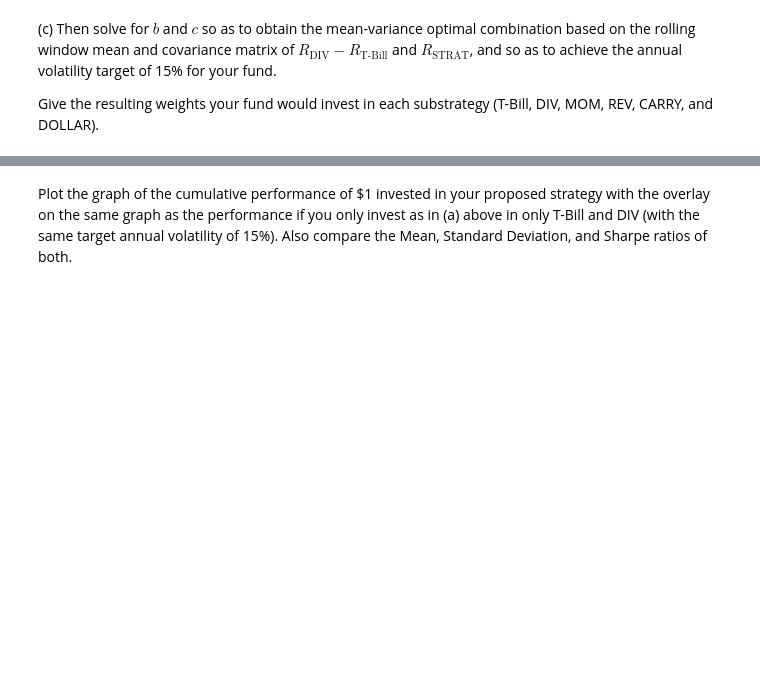
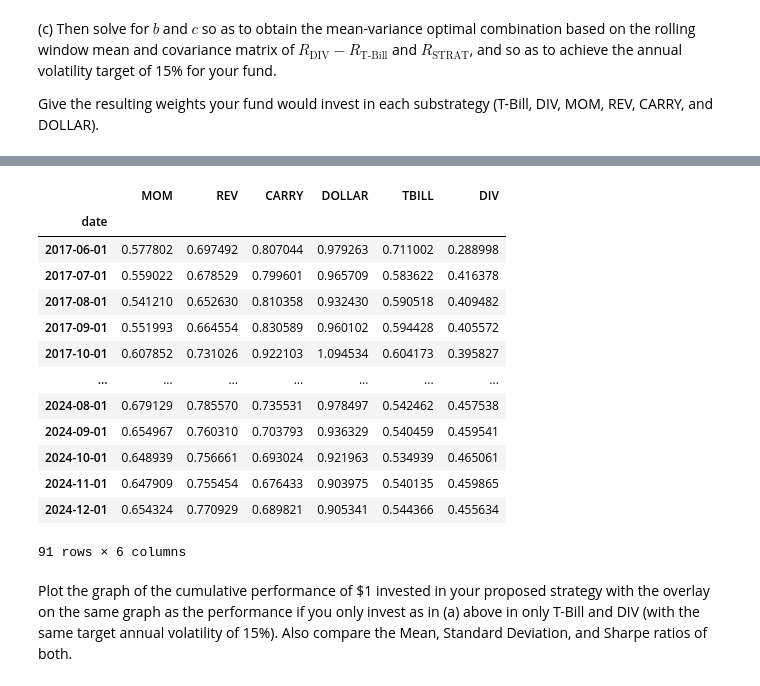
Before and after one commit to matthias-wyss/Investments-project, a Jupyter notebook: notebook.ipynb, the cells around one changed output, grey strips where cells are left out. Drawn from its saved outputs; the diff is of its cells as text; code cells hidden in the pictures; blank space fills up the shorter version.

```diff
--- a/notebook.ipynb
+++ b/notebook.ipynb
@@ -1387,3 +1412,17 @@ where $R_{\text{STRAT}}$ is the return to a strategy that combines MOM, REV, CAR
 (b) Use risk-parity based on a rolling window estimate of the strategy returns volatilities to combine the four strategies, MOM, REV, CARRY, and DOLLAR, to generate $R_{\text{STRAT}}$.
 # %%
 # Q8b
+# import MOM, REV, CARRY, DOLLAR, and risk-free
+mom_ret_df = mom_df["MOM"]
+rev_ret_df =rev_df["REV"]
+carry_ret_df = carry_df["CARRY"]
+dollar_ret_df = dollar_df["DOLLAR"]
+risk_free = df_tbills
+
+# Merge them in 1 dataframe
+returns_df = pd.concat([mom_ret_df,rev_ret_df, carry_ret_df, dollar_ret_df],axis=1)
+
+# Re-create a dataframe with the values of R_fund with DIV only
+to_align = div_return.index.intersection(risk_free.index)
+div_strategy = div_return.loc[to_align].mul(a).values + risk_free.loc[to_align].mul(1-a).values
+df_div_final = pd.DataFrame(div_strategy, columns=["DIV Only"], index=to_align)
@@ -1396,3 +1527,28 @@ Give the resulting weights your fund would invest in each substrategy (T-Bill, D
+# %%
+# Calculate the weights of each fund by multiplying c by each weight in STRAT
+# T-Bill weight = 1-b
+
+final_weights = weights_strat.mul(weights_ret["STRAT_return"], axis=0).dropna()
+final_weights["TBILL"] = 1-weights_ret["DIV_return"]
+final_weights["DIV"] = weights_ret["DIV_return"]
+# %%
+# Print the final weights
+final_weights
+# %% [output]
+|  | MOM | REV | CARRY | DOLLAR | TBILL | DIV |
+| date |  |  |  |  |  |  |
+| 2017-06-01 | 0.577802 | 0.697492 | 0.807044 | 0.979263 | 0.711002 | 0.288998 |
+| 2017-07-01 | 0.559022 | 0.678529 | 0.799601 | 0.965709 | 0.583622 | 0.416378 |
+| 2017-08-01 | 0.541210 | 0.652630 | 0.810358 | 0.932430 | 0.590518 | 0.409482 |
+| 2017-09-01 | 0.551993 | 0.664554 | 0.830589 | 0.960102 | 0.594428 | 0.405572 |
+| 2017-10-01 | 0.607852 | 0.731026 | 0.922103 | 1.094534 | 0.604173 | 0.395827 |
+| ... | ... | ... | ... | ... | ... | ... |
+| 2024-08-01 | 0.679129 | 0.785570 | 0.735531 | 0.978497 | 0.542462 | 0.457538 |
+| 2024-09-01 | 0.654967 | 0.760310 | 0.703793 | 0.936329 | 0.540459 | 0.459541 |
+| 2024-10-01 | 0.648939 | 0.756661 | 0.693024 | 0.921963 | 0.534939 | 0.465061 |
+| 2024-11-01 | 0.647909 | 0.755454 | 0.676433 | 0.903975 | 0.540135 | 0.459865 |
+| 2024-12-01 | 0.654324 | 0.770929 | 0.689821 | 0.905341 | 0.544366 | 0.455634 |
+91 rows × 6 columns
 # %% [markdown]
 Plot the graph of the cumulative performance of \$1 invested in your proposed strategy with the overlay on the same graph as the performance if you only invest as in (a) above in only T-Bill and DIV (with the same target annual volatility of 15%). Also compare the Mean, Standard Deviation, and Sharpe ratios of both.
 # %%
```
Also changed, not shown: parts of 16 cells of this notebook, 2 other files.
